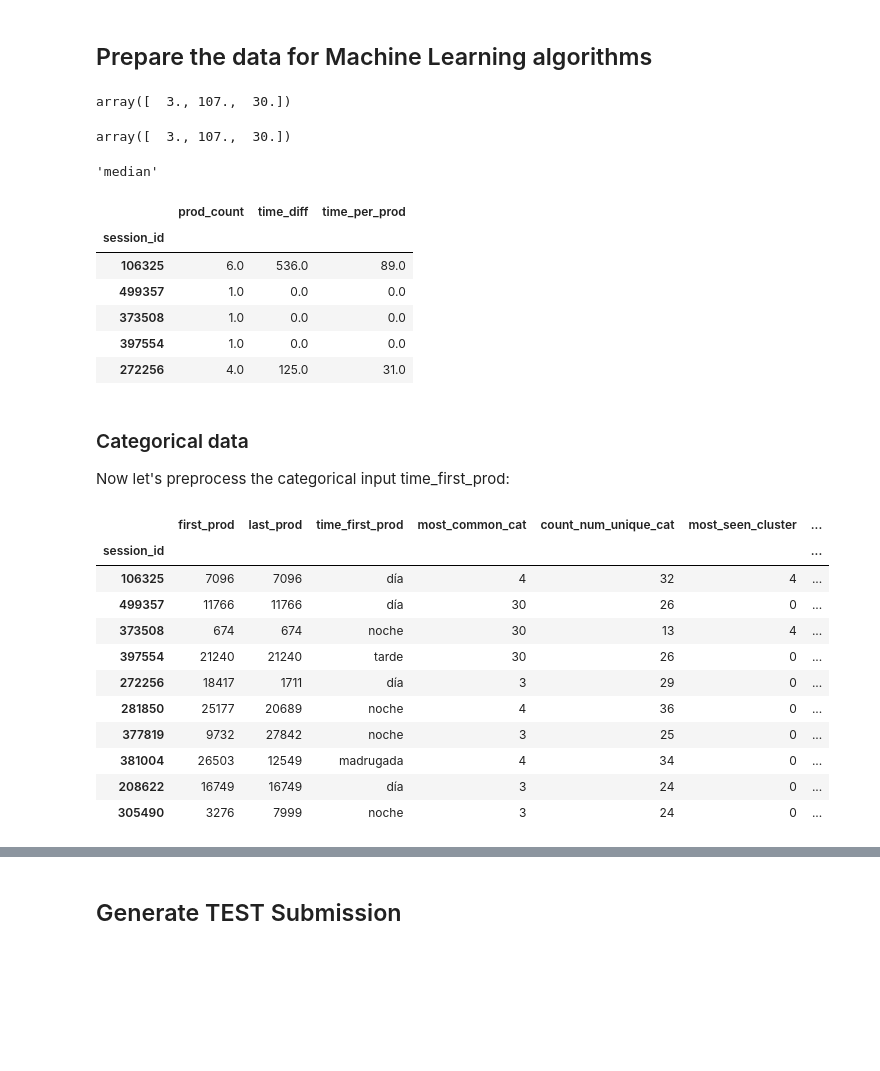
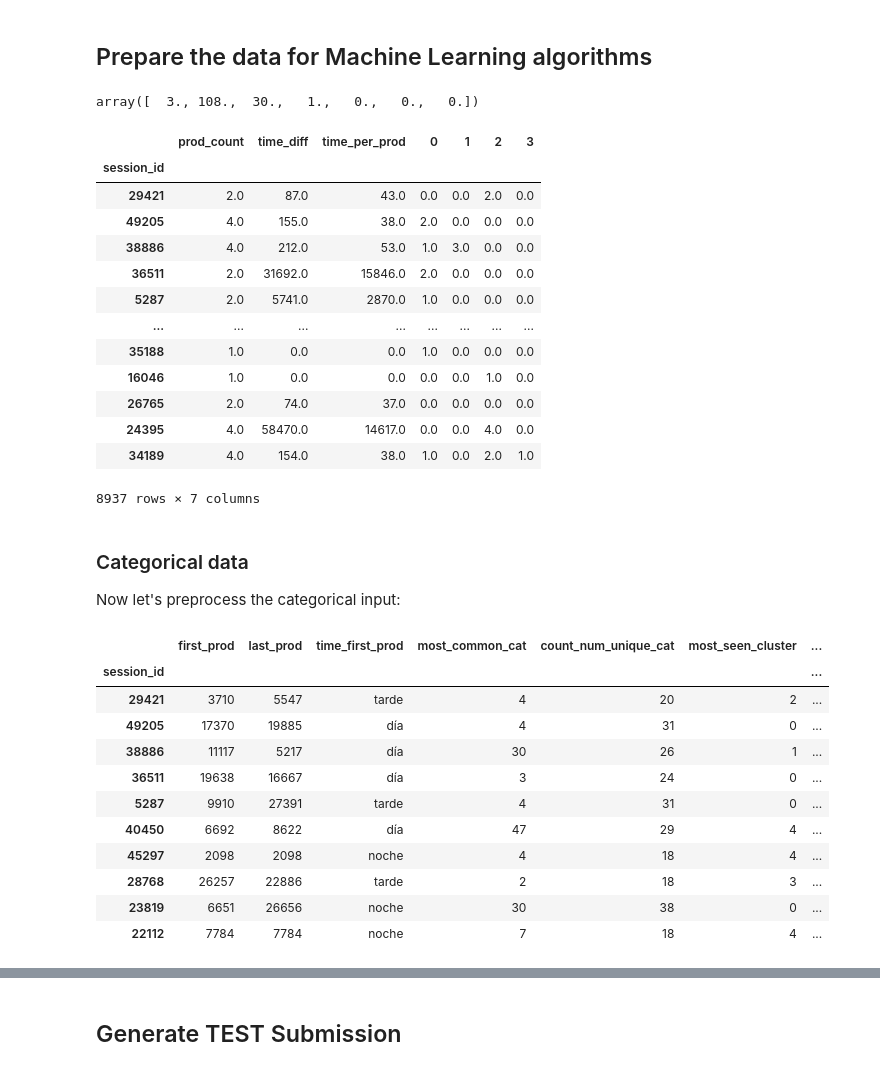
Before and after one commit to LucioBolatti/RecSys22-UB, a Jupyter notebook: ALL_Joan.ipynb, the cells around one changed output, grey strips where cells are left out. Saved outputs shown, nothing was run; the diff lists cells and outputs as text; code cells hidden in the pictures; blank space fills up the shorter version.

```diff
--- a/ALL_Joan.ipynb
+++ b/ALL_Joan.ipynb
@@ -290,5 +278,5 @@ Reducir el número de sesiones a 112055 (hasta la sesión 500000)
 # %%
-df = df[df.index<=500000]
+df = df[df.index<=50000]
 
 df
 # %% [output]
@@ -358,3 +341,6 @@ len(train_set),len(test_set)
+# %%
+cat_vars = ["first_prod", "last_prod", "time_first_prod", "most_common_cat", "count_num_unique_cat", "most_seen_cluster", "first_item_cluster", "last_item_cluster"]
+num_vars = ["prod_count", "time_diff", "time_per_prod"] + list(range(0,number_of_clusters))
 # %% [markdown]
 ## Prepare the data for Machine Learning algorithms
 # %%
@@ -370,52 +354,53 @@ train_set_num = train_set[["prod_count", "time_diff", "time_per_prod"]]# + list(
+# %%
+train_set_num = train_set[num_vars]
 # %%
 imputer.fit(train_set_num)
 imputer.statistics_
 # %% [output]
-array([  3., 107.,  30.])
+array([  3., 108.,  30.,   1.,   0.,   0.,   0.])
-# %%
-train_set_num.median().values
-# %% [output]
-array([  3., 107.,  30.])
 # %%
 X = imputer.transform(train_set_num)
 # %%
 train_set_tr = pd.DataFrame(X, columns=train_set_num.columns,
                           index=train_set.index)
-# %%
-imputer.strategy
-# %% [output]
-'median'
 # %%
-train_set_tr.head()
+train_set_tr
 # %% [output]
-|  | prod_count | time_diff | time_per_prod |
-| session_id |  |  |  |
-| 106325 | 6.0 | 536.0 | 89.0 |
-| 499357 | 1.0 | 0.0 | 0.0 |
-| 373508 | 1.0 | 0.0 | 0.0 |
-| 397554 | 1.0 | 0.0 | 0.0 |
-| 272256 | 4.0 | 125.0 | 31.0 |
+|  | prod_count | time_diff | time_per_prod | 0 | 1 | 2 | 3 |
+| session_id |  |  |  |  |  |  |  |
+| 29421 | 2.0 | 87.0 | 43.0 | 0.0 | 0.0 | 2.0 | 0.0 |
+| 49205 | 4.0 | 155.0 | 38.0 | 2.0 | 0.0 | 0.0 | 0.0 |
+| 38886 | 4.0 | 212.0 | 53.0 | 1.0 | 3.0 | 0.0 | 0.0 |
+| 36511 | 2.0 | 31692.0 | 15846.0 | 2.0 | 0.0 | 0.0 | 0.0 |
+| 5287 | 2.0 | 5741.0 | 2870.0 | 1.0 | 0.0 | 0.0 | 0.0 |
+| ... | ... | ... | ... | ... | ... | ... | ... |
+| 35188 | 1.0 | 0.0 | 0.0 | 1.0 | 0.0 | 0.0 | 0.0 |
+| 16046 | 1.0 | 0.0 | 0.0 | 0.0 | 0.0 | 1.0 | 0.0 |
+| 26765 | 2.0 | 74.0 | 37.0 | 0.0 | 0.0 | 0.0 | 0.0 |
+| 24395 | 4.0 | 58470.0 | 14617.0 | 0.0 | 0.0 | 4.0 | 0.0 |
+| 34189 | 4.0 | 154.0 | 38.0 | 1.0 | 0.0 | 2.0 | 1.0 |
+8937 rows × 7 columns
 # %% [markdown]
 ### Categorical data
 
-Now let's preprocess the categorical input time_first_prod:
+Now let's preprocess the categorical input:
 # %%
-train_set_cat = train_set[["first_prod", "last_prod", "time_first_prod", "most_common_cat", "count_num_unique_cat", "most_seen_cluster", "first_item_cluster", "last_item_cluster"]]
+train_set_cat = train_set[cat_vars]
 # There is missing values in this category, we will create a new cateogry for those.
-train_set_cat.fillna('Unknown').head(10)
+train_set_cat.head(10)
 # %% [output]
 |  | first_prod | last_prod | time_first_prod | most_common_cat | count_num_unique_cat | most_seen_cluster | ... |
 | session_id |  |  |  |  |  |  | ... |
-| 106325 | 7096 | 7096 | día | 4 | 32 | 4 | ... |
-| 499357 | 11766 | 11766 | día | 30 | 26 | 0 | ... |
-| 373508 | 674 | 674 | noche | 30 | 13 | 4 | ... |
-| 397554 | 21240 | 21240 | tarde | 30 | 26 | 0 | ... |
-| 272256 | 18417 | 1711 | día | 3 | 29 | 0 | ... |
-| 281850 | 25177 | 20689 | noche | 4 | 36 | 0 | ... |
-| 377819 | 9732 | 27842 | noche | 3 | 25 | 0 | ... |
-| 381004 | 26503 | 12549 | madrugada | 4 | 34 | 0 | ... |
-| 208622 | 16749 | 16749 | día | 3 | 24 | 0 | ... |
-| 305490 | 3276 | 7999 | noche | 3 | 24 | 0 | ... |
+| 29421 | 3710 | 5547 | tarde | 4 | 20 | 2 | ... |
+| 49205 | 17370 | 19885 | día | 4 | 31 | 0 | ... |
+| 38886 | 11117 | 5217 | día | 30 | 26 | 1 | ... |
+| 36511 | 19638 | 16667 | día | 3 | 24 | 0 | ... |
+| 5287 | 9910 | 27391 | tarde | 4 | 31 | 0 | ... |
+| 40450 | 6692 | 8622 | día | 47 | 29 | 4 | ... |
+| 45297 | 2098 | 2098 | noche | 4 | 18 | 4 | ... |
+| 28768 | 26257 | 22886 | tarde | 2 | 18 | 3 | ... |
+| 23819 | 6651 | 26656 | noche | 30 | 38 | 0 | ... |
+| 22112 | 7784 | 7784 | noche | 7 | 18 | 4 | ... |
 # %%
 from sklearn.preprocessing import OrdinalEncoder
 
```
Also changed, not shown: parts of 62 cells of this notebook, 6 other files.
